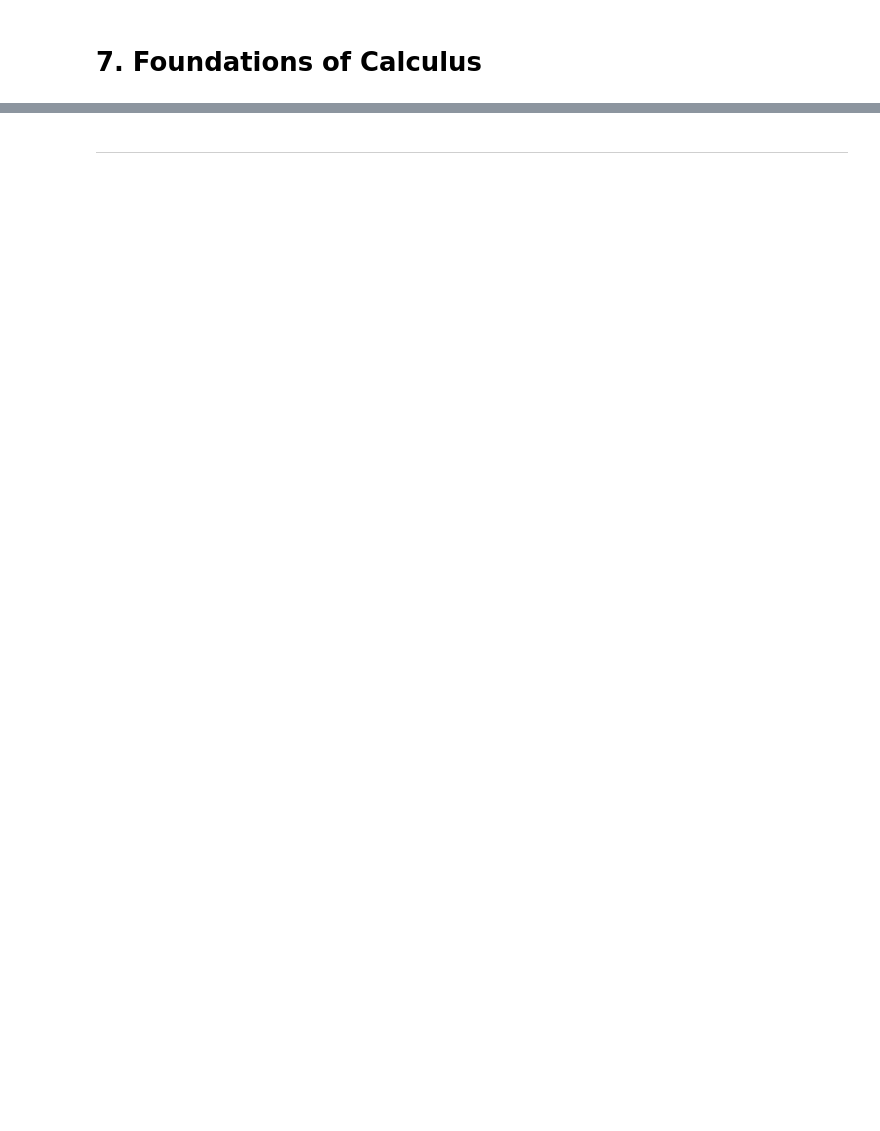
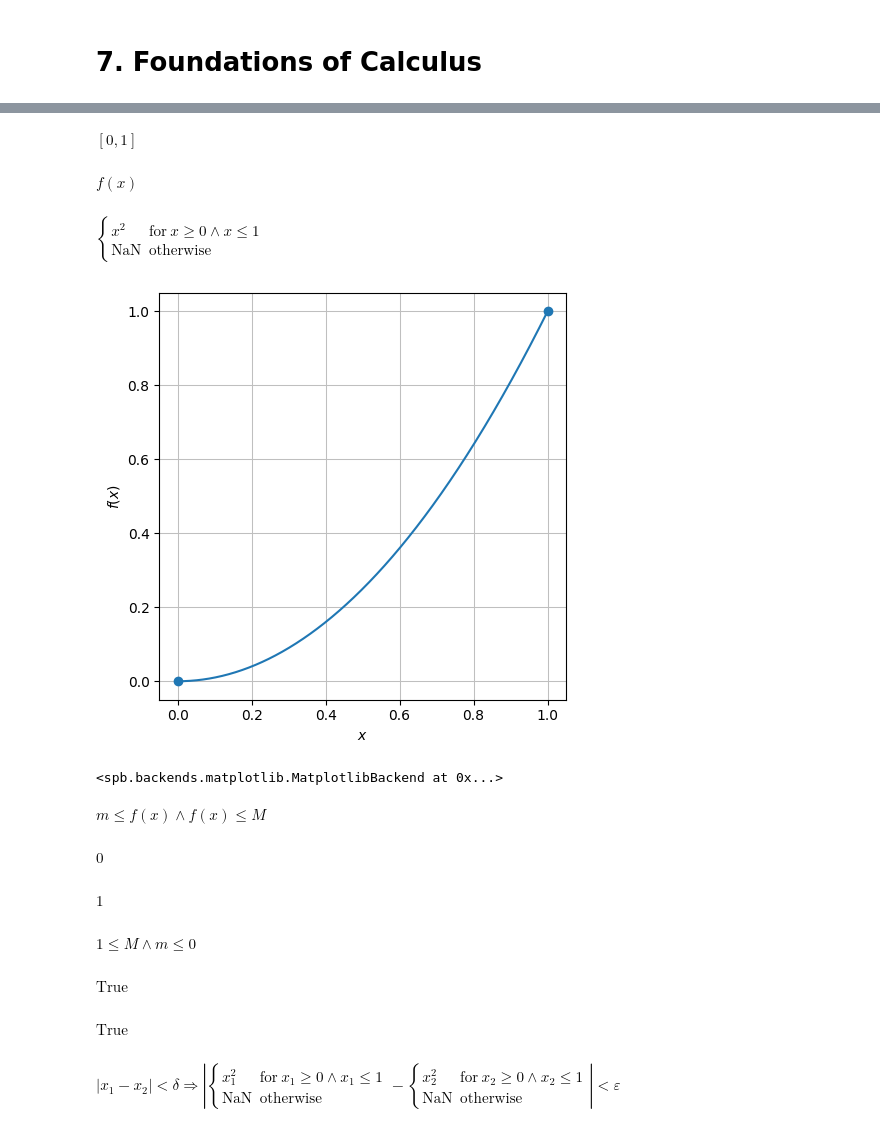
Before and after one commit to James-G-Hill/Sympy-Companion-to-Mathematics-Form-and-Function, a Jupyter notebook: ch06_concepts_of_calculus/07_foundations_of_calculus.ipynb, the cells around one changed output, grey strips where cells are left out. Saved outputs shown, nothing was run; the diff lists cells and outputs as text; code cells hidden in the pictures; blank space fills up the shorter version.

```diff
--- a/ch06_concepts_of_calculus/07_foundations_of_calculus.ipynb
+++ b/ch06_concepts_of_calculus/07_foundations_of_calculus.ipynb
@@ -48,2 +2,0 @@
-# %% [markdown]
- ***
@@ -49,0 +26,71 @@
+# %%
+unit_i = Interval(0, 1)
+unit_i
+# %% [output]
+$\displaystyle \left[0, 1\right]$
+# %%
+x = Symbol('x', real=True)
+f = Function('f', domain=unit_i)(x)
+f
+# %% [output]
+$\displaystyle f{\left(x \right)}$
+# %%
+f_sqr = Piecewise(
+    (x**2, And(x >= unit_i.start, x <= unit_i.end)),
+    (nan, True)
+)
+
+f_sqr
+# %% [output]
+$\displaystyle \begin{cases} x^{2} & \text{for}\: x \geq 0 \wedge x \leq 1 \\\text{NaN} & \text{otherwise} \end{cases}$
+# %%
+plot_piecewise(
+    f_sqr,
+    aspect='equal'
+)
+# %% [output]
+[figure, added]
+<spb.backends.matplotlib.MatplotlibBackend at 0x...>
+# %%
+m, M = symbols('m, M')
+
+f_bounded = And(m <= f, f <= M)
+f_bounded
+# %% [output]
+$\displaystyle m \leq f{\left(x \right)} \wedge f{\left(x \right)} \leq M$
+# %%
+f_sqr_min = minimum(f_sqr, x, unit_i)
+f_sqr_min
+# %% [output]
+$\displaystyle 0$
+# %%
+f_sqr_max = maximum(f_sqr, x, unit_i)
+f_sqr_max
+# %% [output]
+$\displaystyle 1$
+# %%
+And(m <= f_sqr_min, f_sqr_max <= M)
+# %% [output]
+$\displaystyle 1 \leq M \wedge m \leq 0$
+# %%
+And(f_sqr.subs(x, 0) <= 0, f_sqr.subs(x, 1) >= 0)
+# %% [output]
+$\displaystyle \text{True}$
+# %%
+imp1 = Implies(
+    And(f_sqr.subs(x, 0) <= 0, f_sqr.subs(x, 1) >= 0),
+    0 in function_range(f_sqr, x, unit_i)
+)
+
+imp1
+# %% [output]
+$\displaystyle \text{True}$
+# %%
+x1, x2, delta, epsilon = symbols('x1, x2, δ, ε')
+
+Implies(
+    Abs(x1 - x2) < delta,
+    Abs(f_sqr.subs(x, x1) - f_sqr.subs(x, x2)) < epsilon
+)
+# %% [output]
+$\displaystyle \left|{x_{1} - x_{2}}\right| < δ \Rightarrow \left|{\begin{cases} x_{1}^{2} & \text{for}\: x_{1} \geq 0 \wedge x_{1} \leq 1 \\\text{NaN} & \text{otherwise} \end{cases} - \begin{cases} x_{2}^{2} & \text{for}\: x_{2} \geq 0 \wedge x_{2} \leq 1 \\\text{NaN} & \text{otherwise} \end{cases}}\right| < ε$
```
Also changed, not shown: parts of 49 cells of this notebook.
